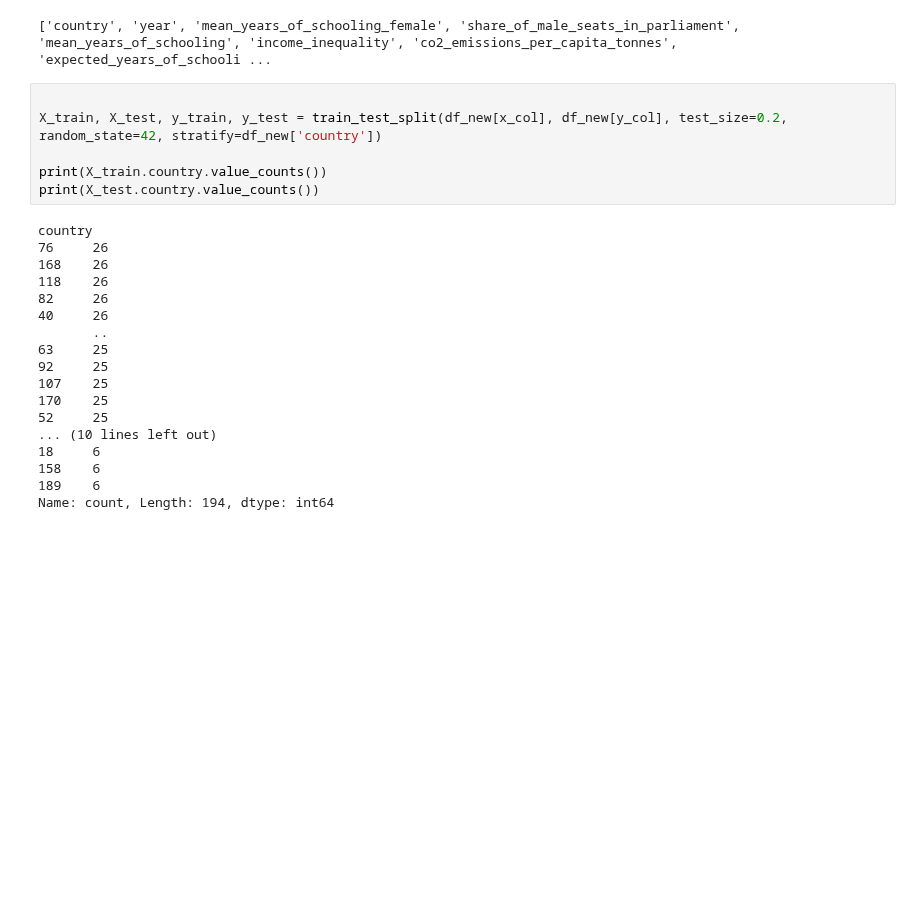
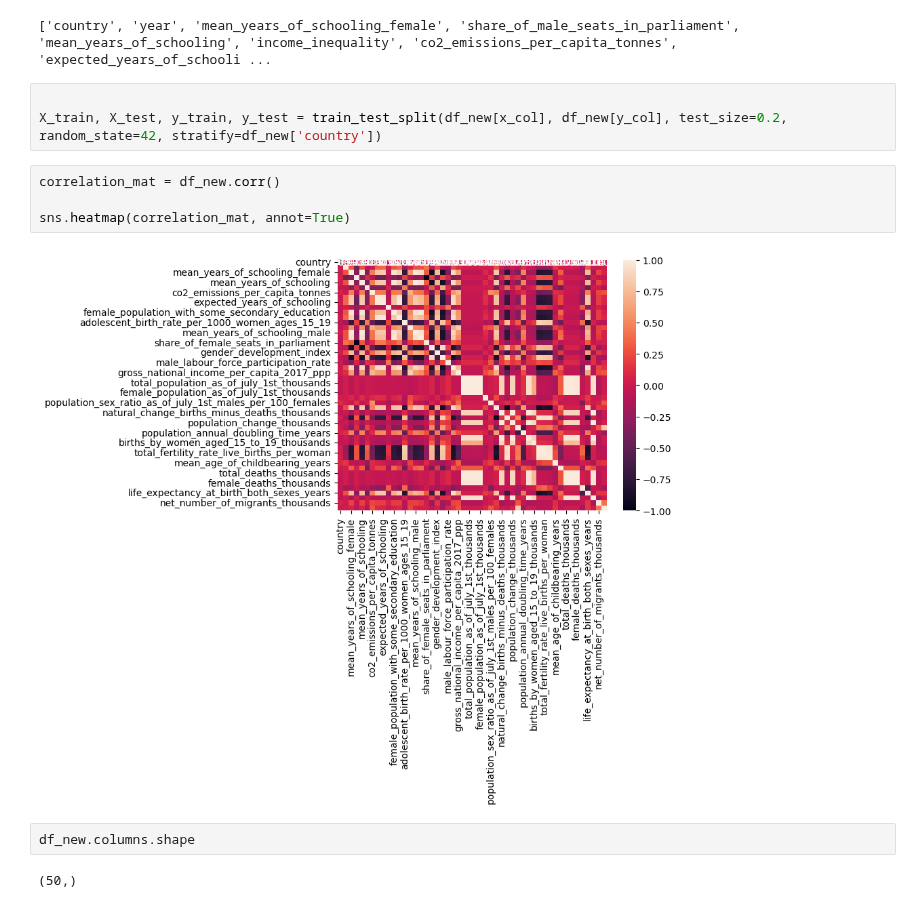
Before and after one commit to idalinnakallio/DAT565, a Jupyter notebook: Assignment 4/Assignment4.ipynb, the cells around one changed output. Cells and saved outputs as stored; diff of their text form; blank space fills up the shorter version.

Commit message:
corrs

```diff
--- a/Assignment 4/Assignment4.ipynb
+++ b/Assignment 4/Assignment4.ipynb
@@ -131,24 +132,13 @@ print(x_col)
 # %%
 
 X_train, X_test, y_train, y_test = train_test_split(df_new[x_col], df_new[y_col], test_size=0.2, random_state=42, stratify=df_new['country'])
-
-print(X_train.country.value_counts())
-print(X_test.country.value_counts())
-# %% [output]
-country
-76     26
-168    26
-118    26
-82     26
-40     26
-       ..
-63     25
-92     25
-107    25
-170    25
-52     25
-... (10 lines left out)
-18     6
-158    6
-189    6
-Name: count, Length: 194, dtype: int64
+# %%
+correlation_mat = df_new.corr()
+
+sns.heatmap(correlation_mat, annot=True)
+# %% [output]
+[figure, added]
+# %%
+df_new.columns.shape
+# %% [output]
+(50,)
```
Also changed, not shown: parts of 2 cells of this notebook, 1 other file.
